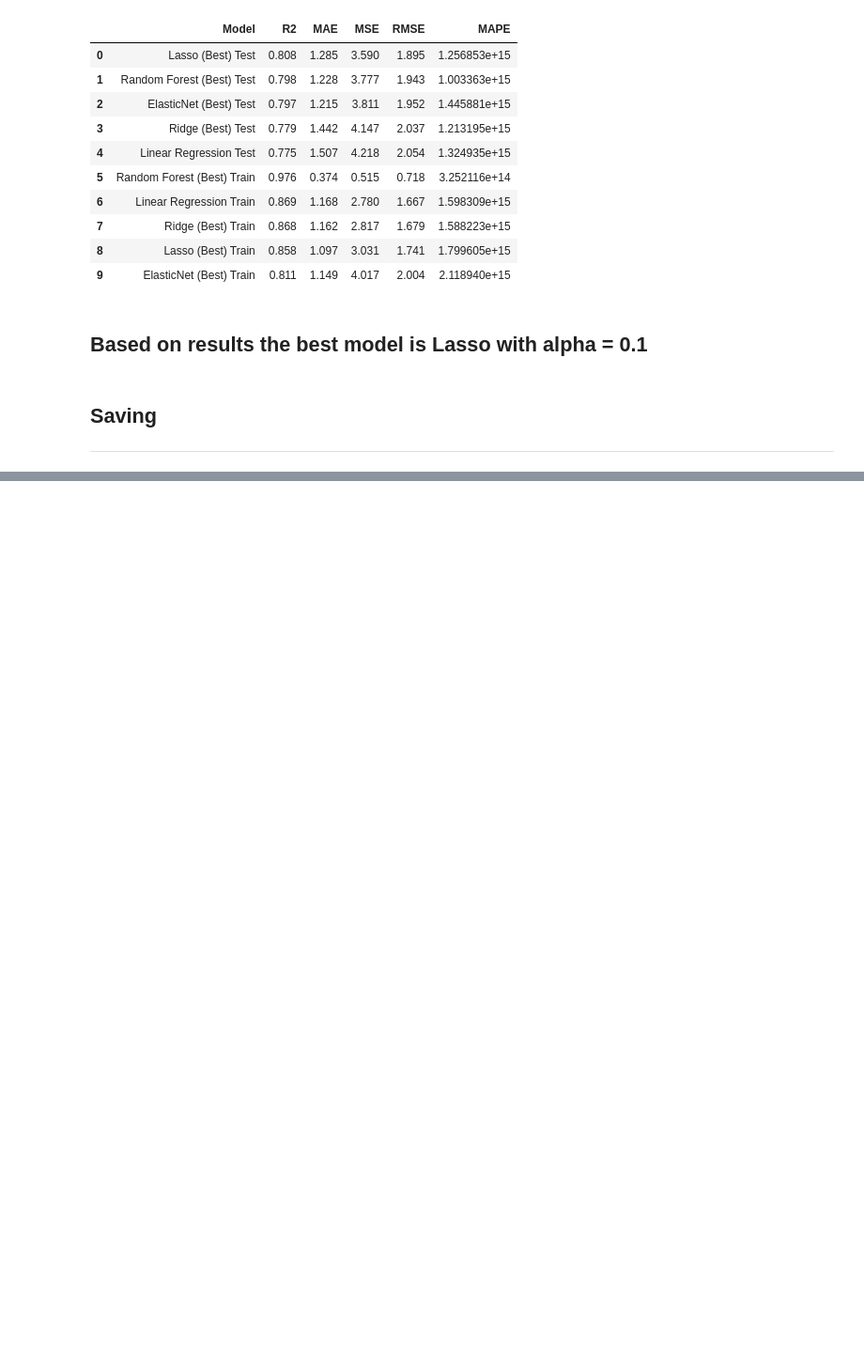
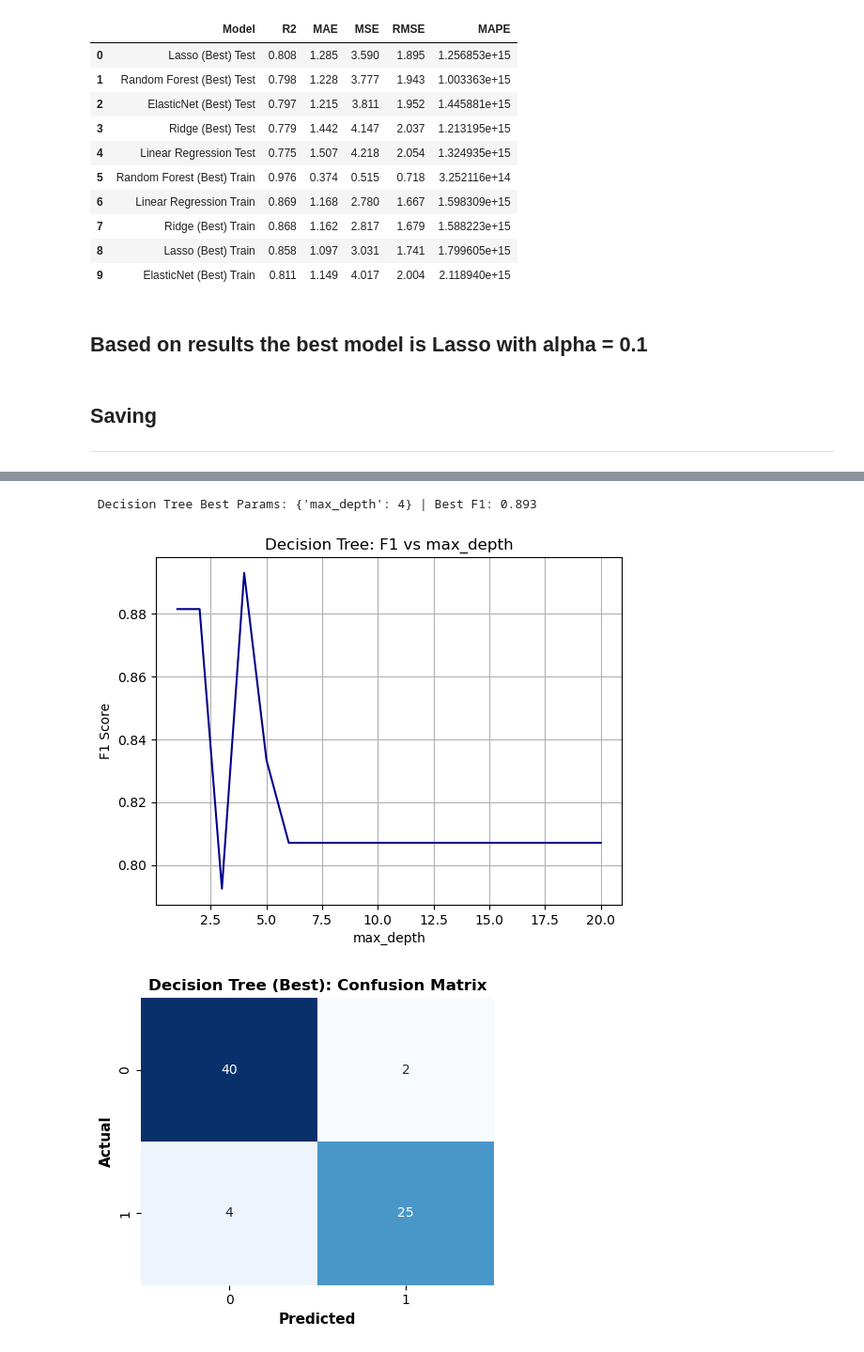
Before and after one commit to levtitanyan/student-performance-ml, a Jupyter notebook: notebooks/03_modeling.ipynb, the cells around one changed output, grey strips where cells are left out. Shown at 94% size. Cells and saved outputs as stored; diff of their text form; code cells hidden in the pictures; blank space fills up the shorter version.

```diff
--- a/notebooks/03_modeling.ipynb
+++ b/notebooks/03_modeling.ipynb
@@ -171,0 +219,9 @@ Dataset saved to: /Users/titanyanlev/student-performance-ml-1/outputs/reports/re
+# %%
+# ---------------------- Decision Tree ----------------------
+tree_model, tree_params, tree_f1_plot = find_optimal_classification_params("Decision Tree", X_train_clf, y_train_clf, X_test_clf, y_test_clf)
+results_clf = evaluate_classifier(tree_model, X_train_clf, X_test_clf, y_train_clf, y_test_clf, "Decision Tree (Best)", results_clf)
+tree_cm_plot = plot_confusion_matrix(tree_model, X_test_clf, y_test_clf, "Decision Tree (Best)")
+# %% [output]
+ Decision Tree Best Params: {'max_depth': 4} | Best F1: 0.893
+[figure, added]
+[figure, added]
```
Also changed, not shown: parts of 14 cells of this notebook, 13 other files.
